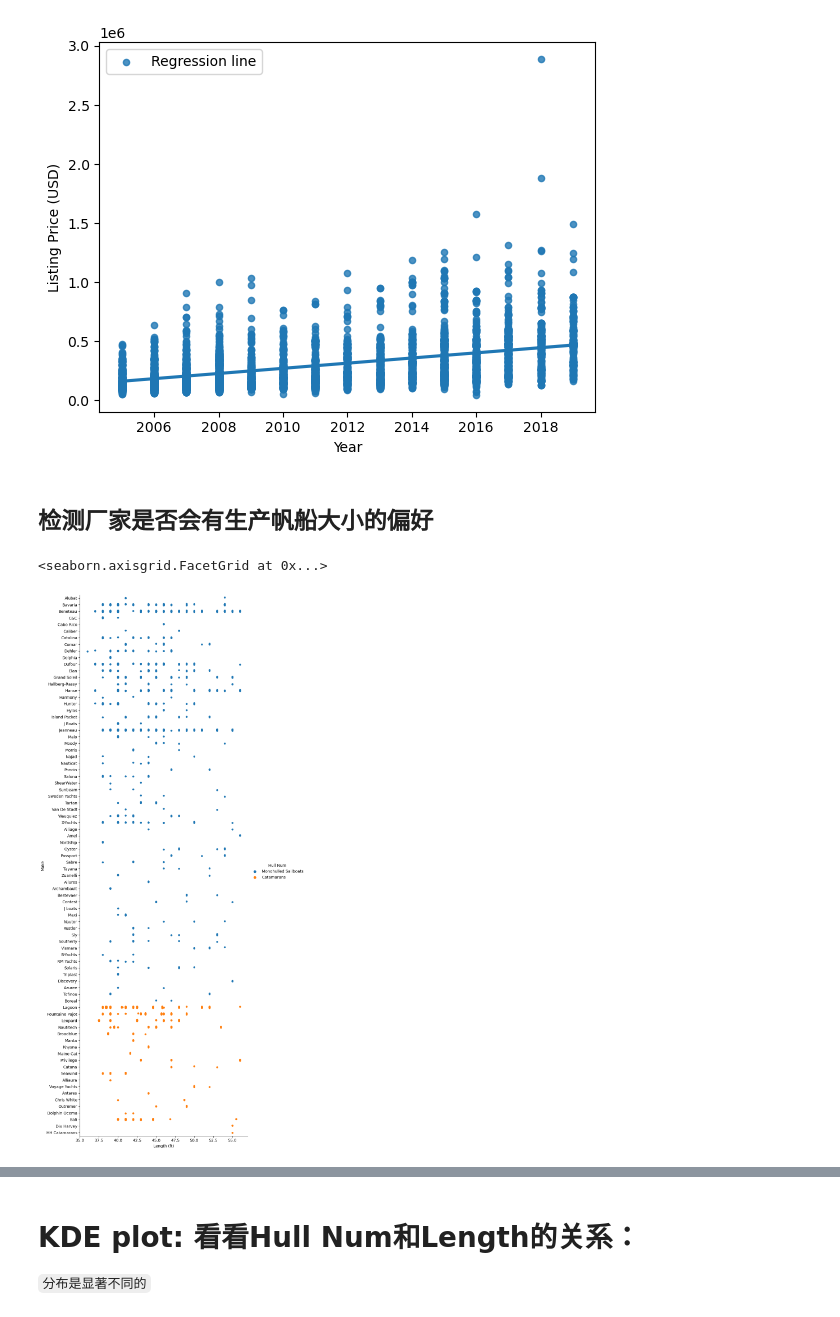
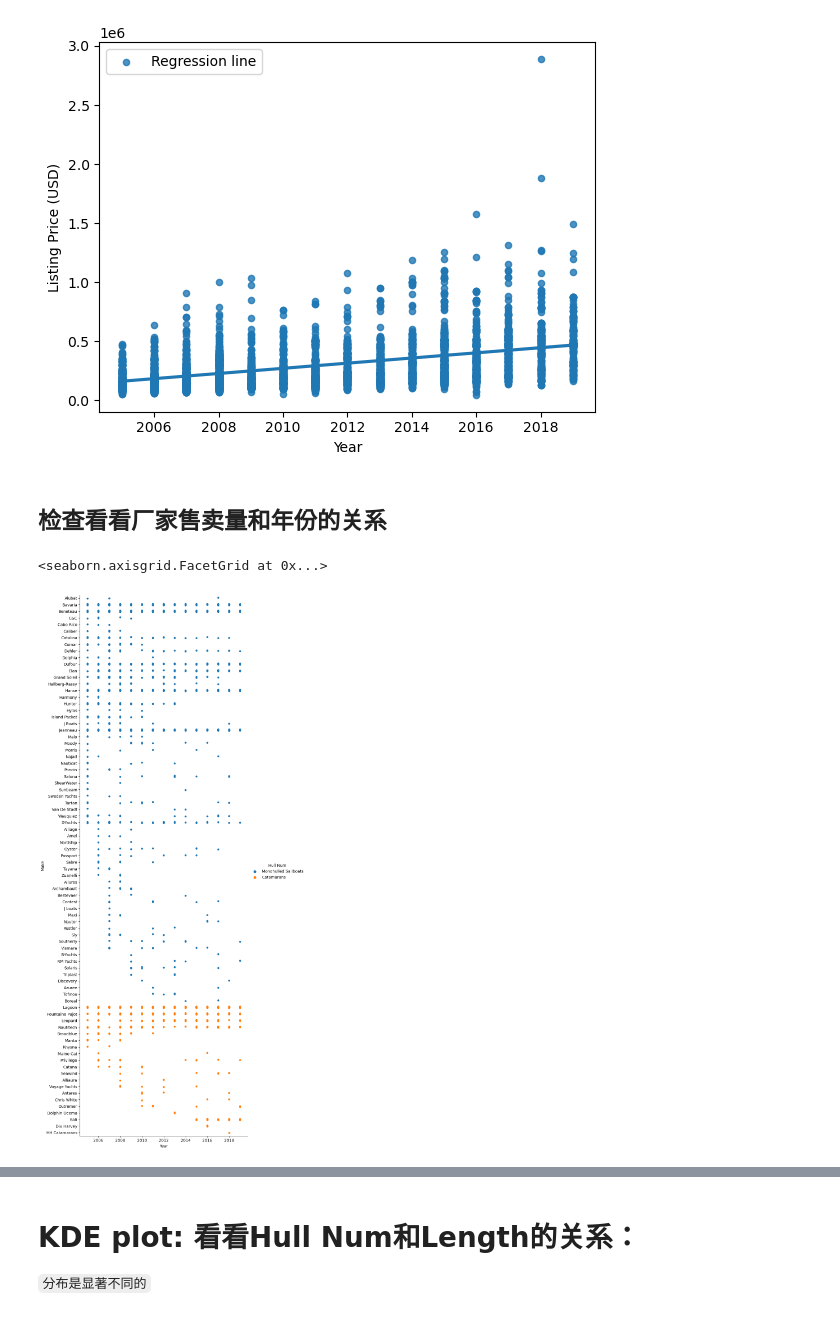
Before and after one commit to Mathematical-Jedi/2023-International-Mathematical-Model, a Jupyter notebook: zhangtongkai/data_preprocessing.ipynb, the cells around one changed output, grey strips where cells are left out. Saved outputs shown, nothing was run; the diff lists cells and outputs as text; code cells hidden in the pictures.

```diff
--- a/zhangtongkai/data_preprocessing.ipynb
+++ b/zhangtongkai/data_preprocessing.ipynb
@@ -155,9 +185,9 @@ plt.show()
 # %% [output]
 [figure]
 # %% [markdown]
-## 检测厂家是否会有生产帆船大小的偏好
+## 检查看看厂家售卖量和年份的关系
 # %%
-sns.catplot(data=df_cleaned,x='Length (ft)',y='Make',hue='Hull Num', height = 20,aspect=0.4)
+sns.catplot(data=df_cleaned,x='Year',y='Make',hue='Hull Num', height = 20,aspect=0.4)
 # %% [output]
 <seaborn.axisgrid.FacetGrid at 0x...>
-[figure, old version]
+[figure, new version]
```
Also changed, not shown: parts of 18 cells of this notebook, 1 other file.
